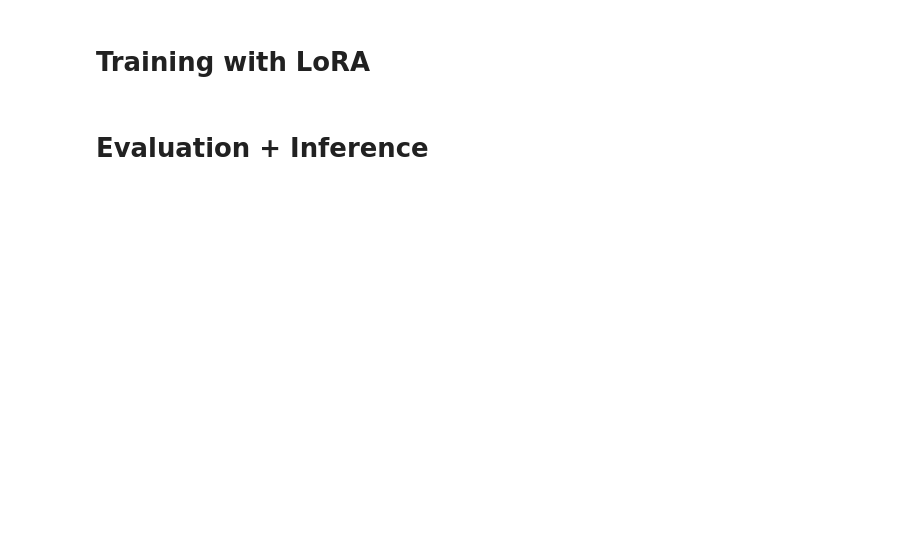
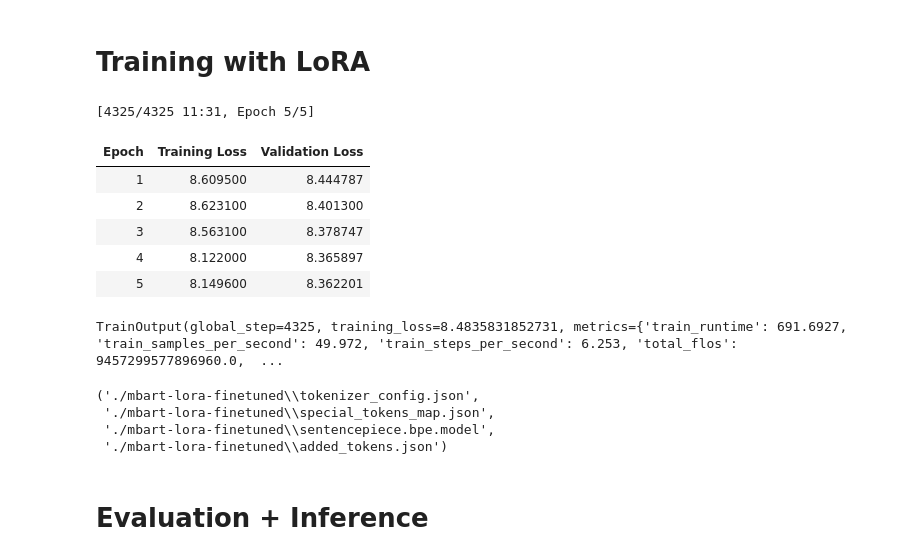
Before and after one commit to rjsalinas/Moodeng-MT, a Jupyter notebook: python-script/lora-ft-mbart.ipynb, the cells around one changed output. Saved outputs shown, nothing was run; the diff lists cells and outputs as text; code cells hidden in the pictures; blank space fills up the shorter version.

Commit message:
Enhance lora-ft-mbart notebook with execution counts, output logging, and evaluation metrics for improved training and evaluation processes

```diff
--- a/python-script/lora-ft-mbart.ipynb
+++ b/python-script/lora-ft-mbart.ipynb
@@ -80,7 +130,7 @@ from transformers import AutoTokenizer, AutoModelForSeq2SeqLM
 SRC_LANG = "tl_XX"
 TGT_LANG = "en_XX"
 
-tokenizer = AutoTokenizer.from_pretrained("facebook/mbart-large-50-many-to-many-mmt")
+tokenizer = AutoTokenizer.from_pretrained("facebook/mbart-large-50-many-to-many-mmt", use_fast=False)
 model = AutoModelForSeq2SeqLM.from_pretrained("facebook/mbart-large-50-many-to-many-mmt")
 # %%
 # Check max sequence length in the dataset
@@ -177,10 +232,25 @@ trainer = Seq2SeqTrainer(
 # %% [markdown]
 # Training with LoRA
 # %%
-trainer.train(resume_from_checkpoint=ckpts_path if ckpts_path else None)
+trainer.train()
+#trainer.train(resume_from_checkpoint=ckpts_path if ckpts_path else None)
+# %% [output]
+[4325/4325 11:31, Epoch 5/5]
+| Epoch | Training Loss | Validation Loss |
+| 1 | 8.609500 | 8.444787 |
+| 2 | 8.623100 | 8.401300 |
+| 3 | 8.563100 | 8.378747 |
+| 4 | 8.122000 | 8.365897 |
+| 5 | 8.149600 | 8.362201 |
+TrainOutput(global_step=4325, training_loss=8.4835831852731, metrics={'train_runtime': 691.6927, 'train_samples_per_second': 49.972, 'train_steps_per_second': 6.253, 'total_flos': 9457299577896960.0,  ...
 # %%
 model_lora.save_pretrained("./mbart-lora-finetuned")
 tokenizer.save_pretrained("./mbart-lora-finetuned")
+# %% [output]
+('./mbart-lora-finetuned\\tokenizer_config.json',
+ './mbart-lora-finetuned\\special_tokens_map.json',
+ './mbart-lora-finetuned\\sentencepiece.bpe.model',
+ './mbart-lora-finetuned\\added_tokens.json')
 # %% [markdown]
 # Evaluation + Inference
 # %%
```
Also changed, not shown: parts of 12 cells of this notebook.
